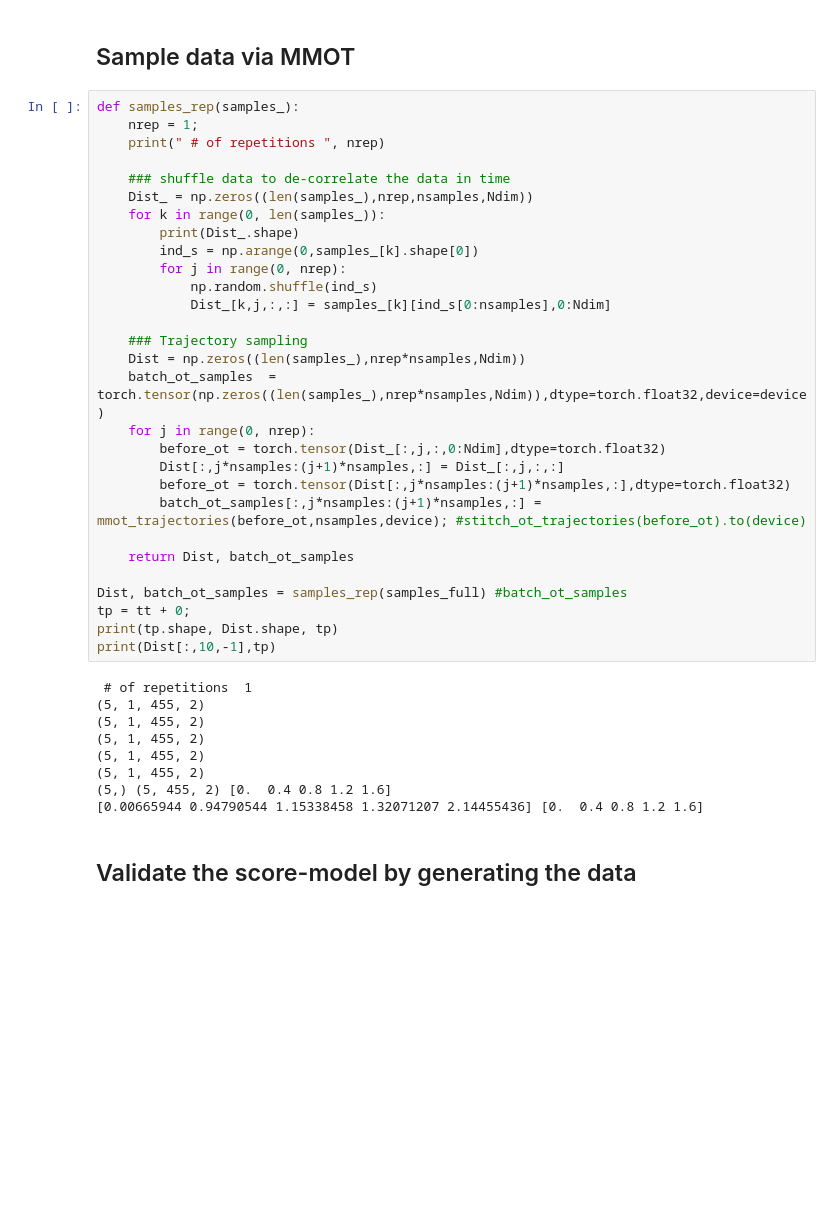
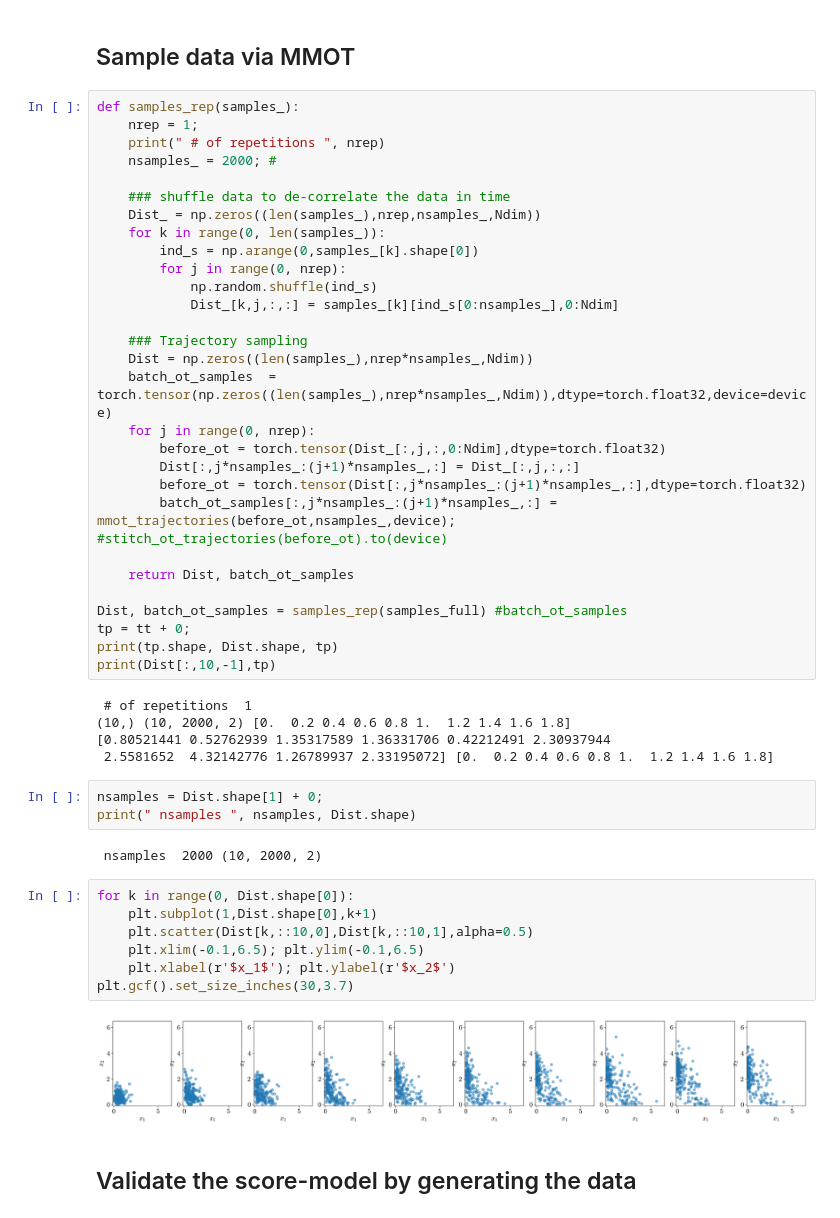
Before and after one commit to SuryanarayanaMK/PFI, a Jupyter notebook: Flow_matching_growth.ipynb, the cells around one changed output. Saved outputs shown, nothing was run; the diff lists cells and outputs as text; blank space fills up the shorter version.

```diff
--- a/Flow_matching_growth.ipynb
+++ b/Flow_matching_growth.ipynb
@@ -165,24 +198,24 @@ plt.gcf().set_size_inches(20,3.7)
 def samples_rep(samples_):
     nrep = 1;
     print(" # of repetitions ", nrep)
+    nsamples_ = 2000; #
 
     ### shuffle data to de-correlate the data in time
-    Dist_ = np.zeros((len(samples_),nrep,nsamples,Ndim))
+    Dist_ = np.zeros((len(samples_),nrep,nsamples_,Ndim))
     for k in range(0, len(samples_)):
-        print(Dist_.shape)
         ind_s = np.arange(0,samples_[k].shape[0])
         for j in range(0, nrep):
             np.random.shuffle(ind_s)
-            Dist_[k,j,:,:] = samples_[k][ind_s[0:nsamples],0:Ndim]
+            Dist_[k,j,:,:] = samples_[k][ind_s[0:nsamples_],0:Ndim]
 
     ### Trajectory sampling
-    Dist = np.zeros((len(samples_),nrep*nsamples,Ndim))
-    batch_ot_samples  =  torch.tensor(np.zeros((len(samples_),nrep*nsamples,Ndim)),dtype=torch.float32,device=device)
+    Dist = np.zeros((len(samples_),nrep*nsamples_,Ndim))
+    batch_ot_samples  =  torch.tensor(np.zeros((len(samples_),nrep*nsamples_,Ndim)),dtype=torch.float32,device=device)
     for j in range(0, nrep):
         before_ot = torch.tensor(Dist_[:,j,:,0:Ndim],dtype=torch.float32)
-        Dist[:,j*nsamples:(j+1)*nsamples,:] = Dist_[:,j,:,:]
-        before_ot = torch.tensor(Dist[:,j*nsamples:(j+1)*nsamples,:],dtype=torch.float32)
-        batch_ot_samples[:,j*nsamples:(j+1)*nsamples,:] = mmot_trajectories(before_ot,nsamples,device); #stitch_ot_trajectories(before_ot).to(device)
+        Dist[:,j*nsamples_:(j+1)*nsamples_,:] = Dist_[:,j,:,:]
+        before_ot = torch.tensor(Dist[:,j*nsamples_:(j+1)*nsamples_,:],dtype=torch.float32)
+        batch_ot_samples[:,j*nsamples_:(j+1)*nsamples_,:] = mmot_trajectories(before_ot,nsamples_,device); #stitch_ot_trajectories(before_ot).to(device)
 
     return Dist, batch_ot_samples
 
@@ -192,13 +225,23 @@ print(tp.shape, Dist.shape, tp)
 print(Dist[:,10,-1],tp)
 # %% [output]
  # of repetitions  1
-(5, 1, 455, 2)
-(5, 1, 455, 2)
-(5, 1, 455, 2)
-(5, 1, 455, 2)
-(5, 1, 455, 2)
-(5,) (5, 455, 2) [0.  0.4 0.8 1.2 1.6]
-[0.00665944 0.94790544 1.15338458 1.32071207 2.14455436] [0.  0.4 0.8 1.2 1.6]
+(10,) (10, 2000, 2) [0.  0.2 0.4 0.6 0.8 1.  1.2 1.4 1.6 1.8]
+[0.80521441 0.52762939 1.35317589 1.36331706 0.42212491 2.30937944
+ 2.5581652  4.32142776 1.26789937 2.33195072] [0.  0.2 0.4 0.6 0.8 1.  1.2 1.4 1.6 1.8]
+# %%
+nsamples = Dist.shape[1] + 0;
+print(" nsamples ", nsamples, Dist.shape)
+# %% [output]
+ nsamples  2000 (10, 2000, 2)
+# %%
+for k in range(0, Dist.shape[0]):
+    plt.subplot(1,Dist.shape[0],k+1)
+    plt.scatter(Dist[k,::10,0],Dist[k,::10,1],alpha=0.5)
+    plt.xlim(-0.1,6.5); plt.ylim(-0.1,6.5)
+    plt.xlabel(r'$x_1$'); plt.ylabel(r'$x_2$')
+plt.gcf().set_size_inches(30,3.7)
+# %% [output]
+[figure, added]
 # %% [markdown]
 ## Validate the score-model by generating the data
 # %%
```
Also changed, not shown: parts of 27 cells of this notebook.
